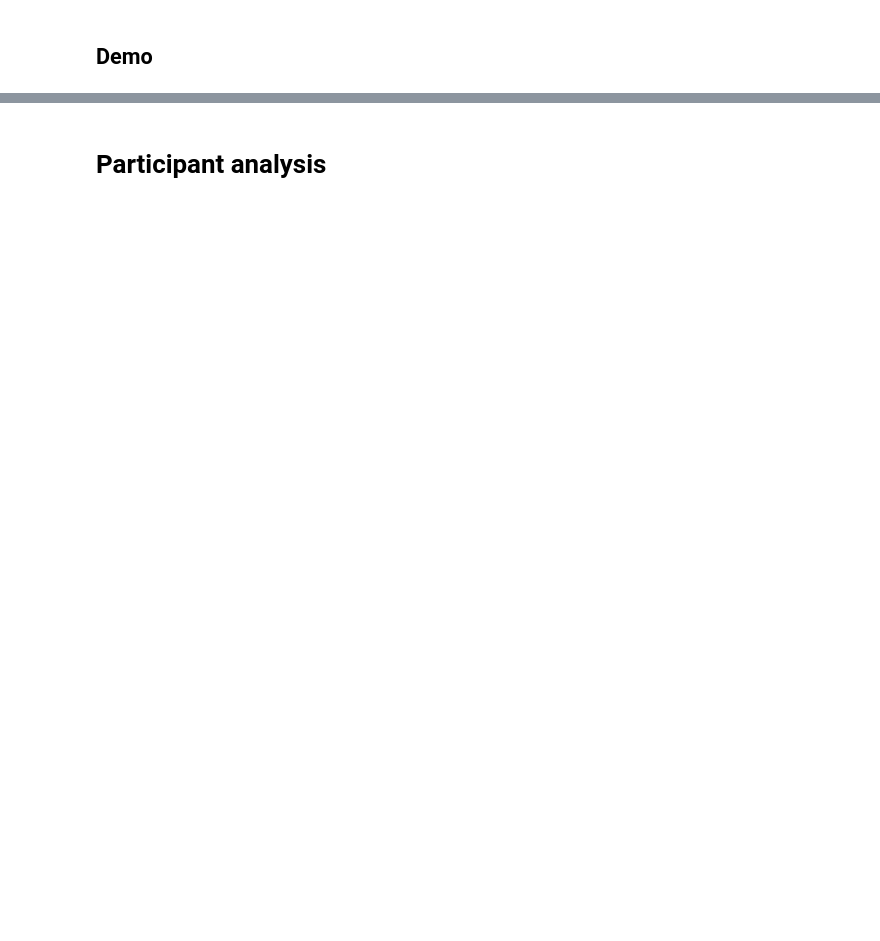
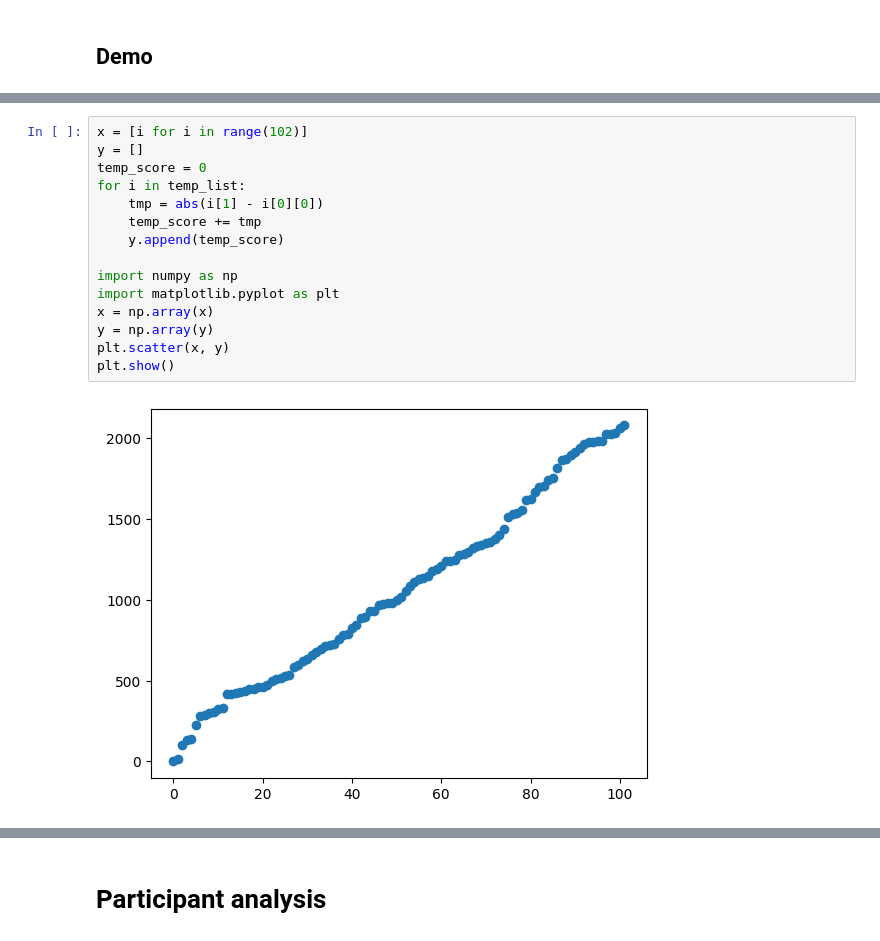
Before and after one commit to KUCognitiveInformaticsLab/PairwiseExpressionAnnotator, a Jupyter notebook: result/analyze_rank_fear.ipynb, the cells around one changed output, grey strips where cells are left out. Drawn from its saved outputs; the diff is of its cells as text; blank space fills up the shorter version.

```diff
--- a/result/analyze_rank_fear.ipynb
+++ b/result/analyze_rank_fear.ipynb
@@ -205,0 +162,17 @@ print(len(result))
+# %%
+x = [i for i in range(102)]
+y = []
+temp_score = 0
+for i in temp_list:
+    tmp = abs(i[1] - i[0][0])
+    temp_score += tmp
+    y.append(temp_score)
+
+import numpy as np
+import matplotlib.pyplot as plt
+x = np.array(x)
+y = np.array(y)
+plt.scatter(x, y)
+plt.show()
+# %% [output]
+[figure, added]
```
Also changed, not shown: parts of 16 cells of this notebook, 14 other files.
